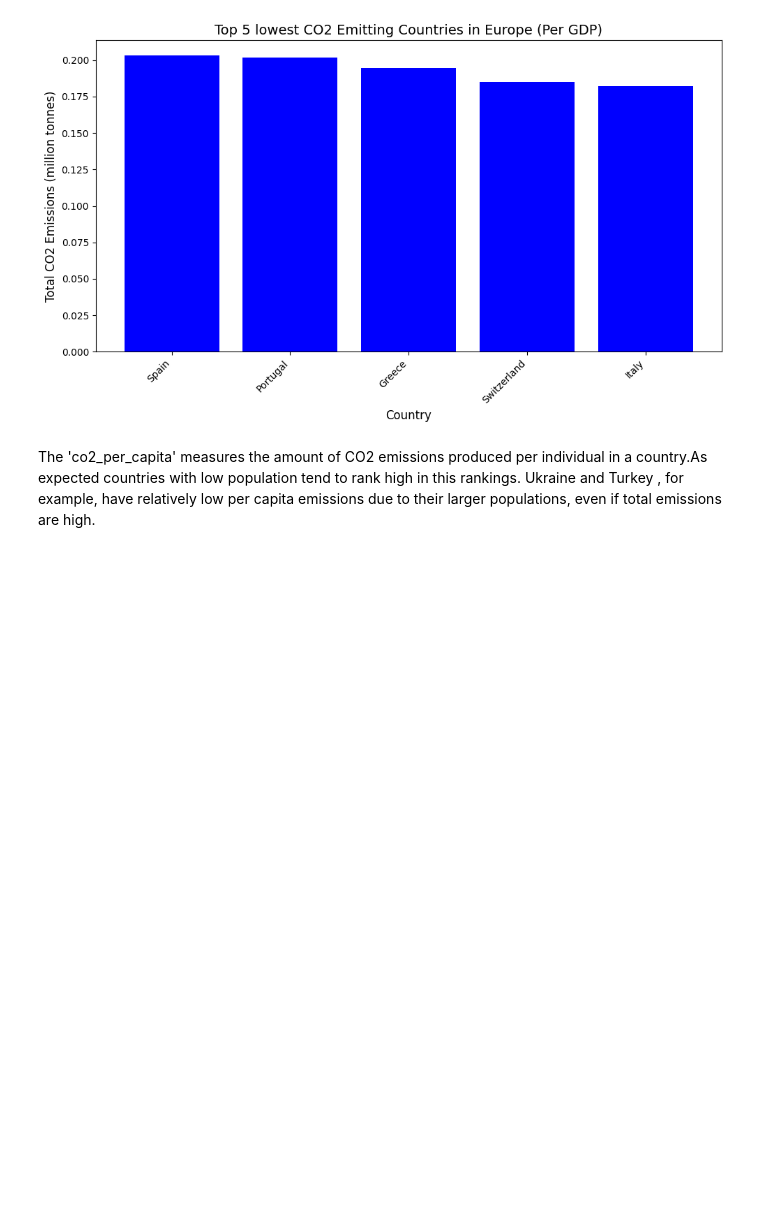
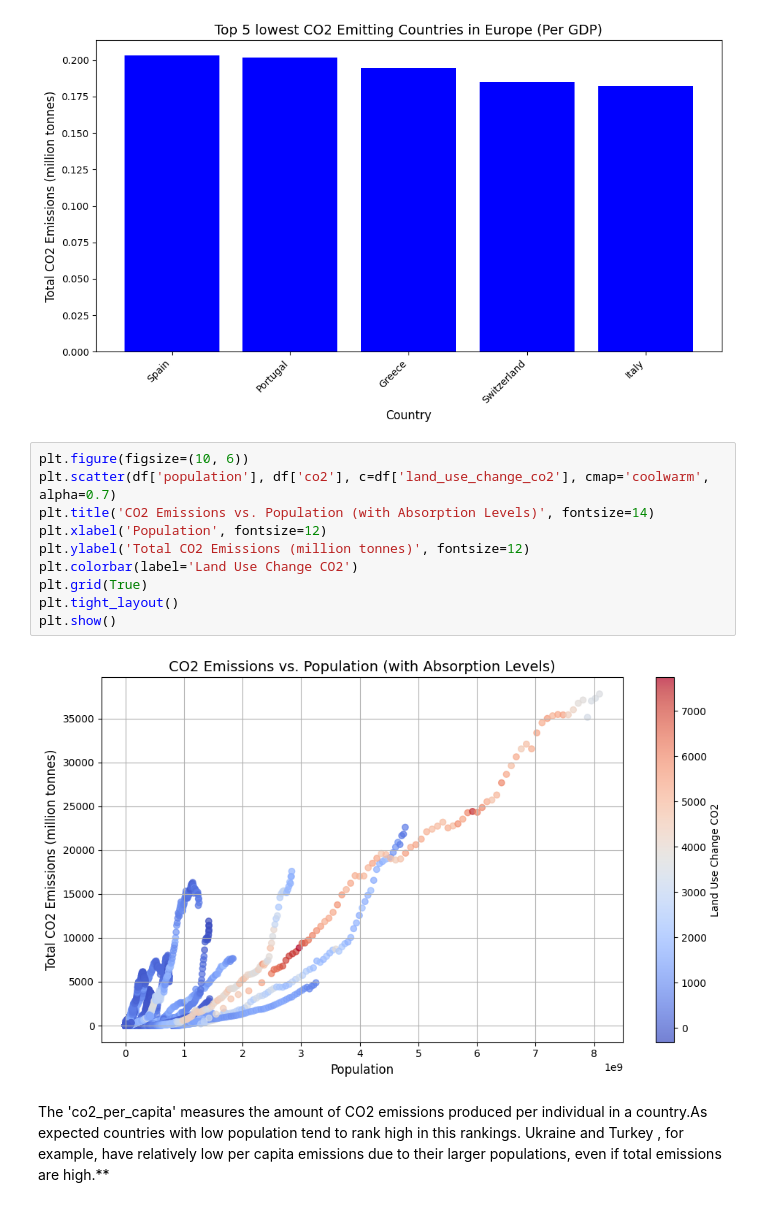
Before and after one commit to Eris1allkanjari/DOPP, a Jupyter notebook: dopp-assignment-2.ipynb, the cells around one changed output. Saved outputs shown, nothing was run; the diff lists cells and outputs as text; blank space fills up the shorter version.

```diff
--- a/dopp-assignment-2.ipynb
+++ b/dopp-assignment-2.ipynb
@@ -186,5 +211,17 @@ plt.show()
 [figure]
 [figure]
 [figure]
+# %%
+plt.figure(figsize=(10, 6))
+plt.scatter(df['population'], df['co2'], c=df['land_use_change_co2'], cmap='coolwarm', alpha=0.7)
+plt.title('CO2 Emissions vs. Population (with Absorption Levels)', fontsize=14)
+plt.xlabel('Population', fontsize=12)
+plt.ylabel('Total CO2 Emissions (million tonnes)', fontsize=12)
+plt.colorbar(label='Land Use Change CO2')
+plt.grid(True)
+plt.tight_layout()
+plt.show()
+# %% [output]
+[figure, added]
 # %% [markdown]
-The 'co2_per_capita' measures the amount of CO2 emissions produced per individual in a country.As expected countries with low population tend to rank high in this rankings. Ukraine and Turkey , for example, have relatively low per capita emissions due to their larger populations, even if total emissions are high.
+The 'co2_per_capita' measures the amount of CO2 emissions produced per individual in a country.As expected countries with low population tend to rank high in this rankings. Ukraine and Turkey , for example, have relatively low per capita emissions due to their larger populations, even if total emissions are high.**
```
Also changed, not shown: parts of 6 cells of this notebook.
